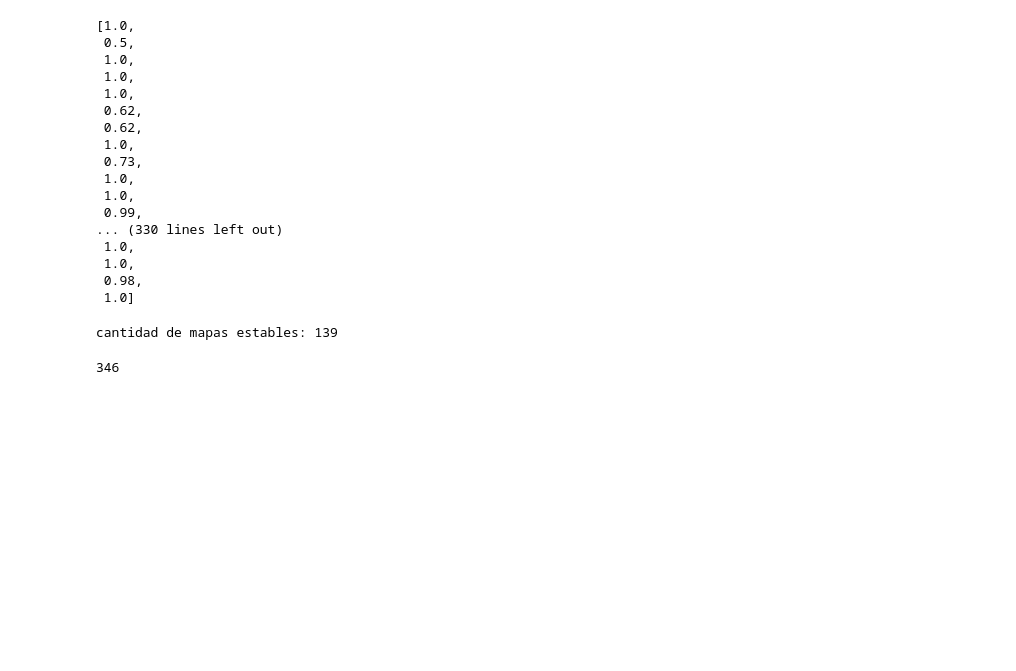
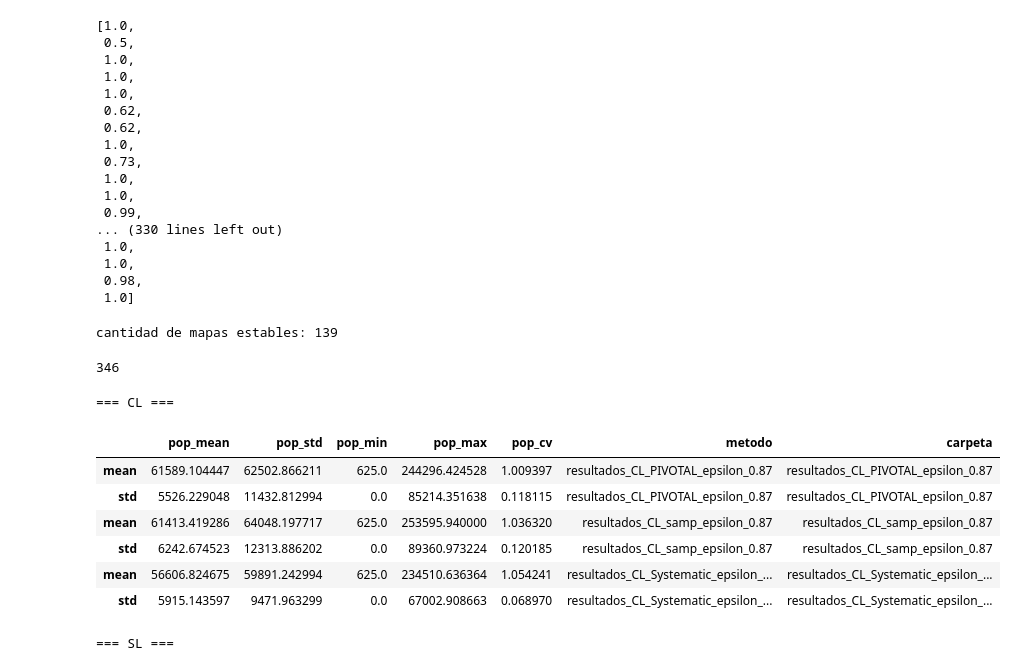
Before and after one commit to Andresdiazdcd/Tesis, a Jupyter notebook: Códigos/metricas.ipynb, the cells around one changed output. Saved outputs shown, nothing was run; the diff lists cells and outputs as text; code cells hidden in the pictures; blank space fills up the shorter version.

Commit message:
Resultados métricas - orden

```diff
--- a/Códigos/metricas.ipynb
+++ b/Códigos/metricas.ipynb
@@ -186,0 +224,55 @@ len(nombres_inesatables) + count
+# %%
+def analizar_carpeta(nombre_carpeta):
+    ruta = os.path.join(BASE_PATH, nombre_carpeta)
+    soluciones = cargar_resultados(ruta)
+
+    if len(soluciones) == 0:
+        return None
+
+    metricas = []
+
+    for sol in soluciones:
+        m = metricas_poblacion(sol)
+        metricas.append(m)
+
+    df = pd.DataFrame(metricas)
+
+    resumen = df.agg(["mean", "std"])
+    resumen["metodo"] = nombre_carpeta
+
+    return resumen
+# %%
+carpetas = os.listdir(BASE_PATH)
+
+CL = [c for c in carpetas if "CL" in c]
+SL = [c for c in carpetas if "SL" in c]
+# %%
+def construir_tabla(lista_carpetas):
+    resultados = []
+
+    for c in lista_carpetas:
+        resumen = analizar_carpeta(c)
+        if resumen is not None:
+            resumen["carpeta"] = c
+            resultados.append(resumen)
+
+    return pd.concat(resultados)
+# %%
+tabla_CL = construir_tabla(CL)
+tabla_SL = construir_tabla(SL)
+
+print("=== CL ===")
+display(tabla_CL)
+
+print("=== SL ===")
+display(tabla_SL)
+# %% [output]
+=== CL ===
+|  | pop_mean | pop_std | pop_min | pop_max | pop_cv | metodo | carpeta |
+| mean | 61589.104447 | 62502.866211 | 625.0 | 244296.424528 | 1.009397 | resultados_CL_PIVOTAL_epsilon_0.87 | resultados_CL_PIVOTAL_epsilon_0.87 |
+| std | 5526.229048 | 11432.812994 | 0.0 | 85214.351638 | 0.118115 | resultados_CL_PIVOTAL_epsilon_0.87 | resultados_CL_PIVOTAL_epsilon_0.87 |
+| mean | 61413.419286 | 64048.197717 | 625.0 | 253595.940000 | 1.036320 | resultados_CL_samp_epsilon_0.87 | resultados_CL_samp_epsilon_0.87 |
+| std | 6242.674523 | 12313.886202 | 0.0 | 89360.973224 | 0.120185 | resultados_CL_samp_epsilon_0.87 | resultados_CL_samp_epsilon_0.87 |
+| mean | 56606.824675 | 59891.242994 | 625.0 | 234510.636364 | 1.054241 | resultados_CL_Systematic_epsilon_... | resultados_CL_Systematic_epsilon_... |
+| std | 5915.143597 | 9471.963299 | 0.0 | 67002.908663 | 0.068970 | resultados_CL_Systematic_epsilon_... | resultados_CL_Systematic_epsilon_... |
+=== SL ===
```
Also changed, not shown: parts of 5 cells of this notebook, 13 other files.
